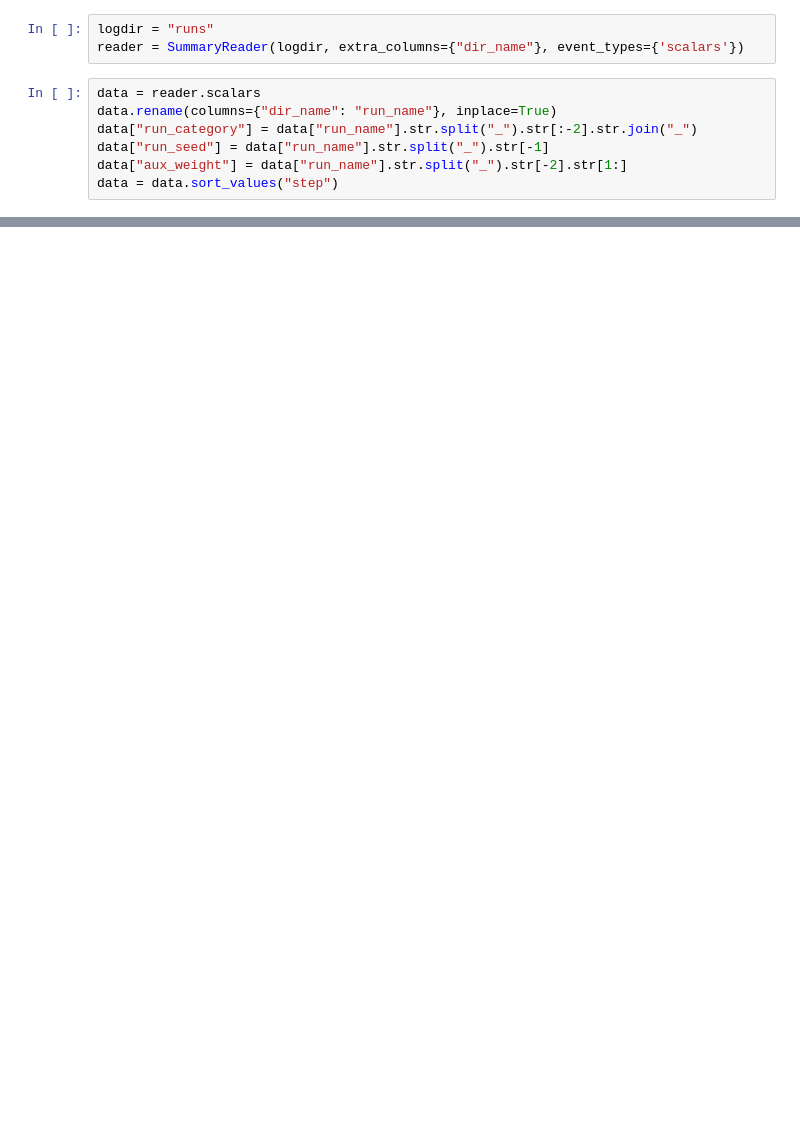
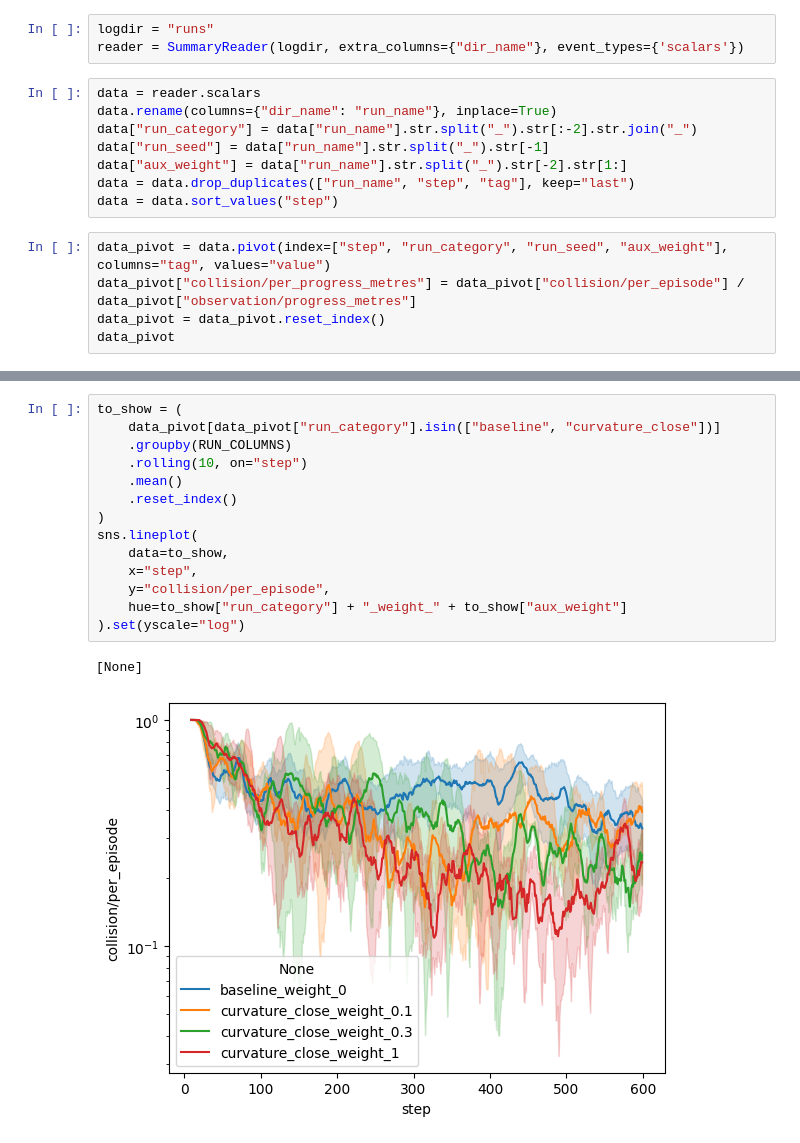
Before and after one commit to jacquesamsel/skripsie, a Jupyter notebook: view_tensorboard.ipynb, the cells around one changed output, grey strips where cells are left out. Cells and saved outputs as stored; diff of their text form; blank space fills up the shorter version.

```diff
--- a/view_tensorboard.ipynb
+++ b/view_tensorboard.ipynb
@@ -17,4 +18,10 @@ data.rename(columns={"dir_name": "run_name"}, inplace=True)
 data["run_category"] = data["run_name"].str.split("_").str[:-2].str.join("_")
 data["run_seed"] = data["run_name"].str.split("_").str[-1]
 data["aux_weight"] = data["run_name"].str.split("_").str[-2].str[1:]
+data = data.drop_duplicates(["run_name", "step", "tag"], keep="last")
 data = data.sort_values("step")
+# %%
+data_pivot = data.pivot(index=["step", "run_category", "run_seed", "aux_weight"], columns="tag", values="value")
+data_pivot["collision/per_progress_metres"] = data_pivot["collision/per_episode"] / data_pivot["observation/progress_metres"]
+data_pivot = data_pivot.reset_index()
+data_pivot
@@ -234,0 +98,17 @@ np.float64(3.848117093358721)
+# %%
+to_show = (
+    data_pivot[data_pivot["run_category"].isin(["baseline", "curvature_close"])]
+    .groupby(RUN_COLUMNS)
+    .rolling(10, on="step")
+    .mean()
+    .reset_index()
+)
+sns.lineplot(
+    data=to_show,
+    x="step",
+    y="collision/per_episode",
+    hue=to_show["run_category"] + "_weight_" + to_show["aux_weight"]
+).set(yscale="log")
+# %% [output]
+[None]
+[figure, added]
```
Also changed, not shown: parts of 15 cells of this notebook, 3 other files.
